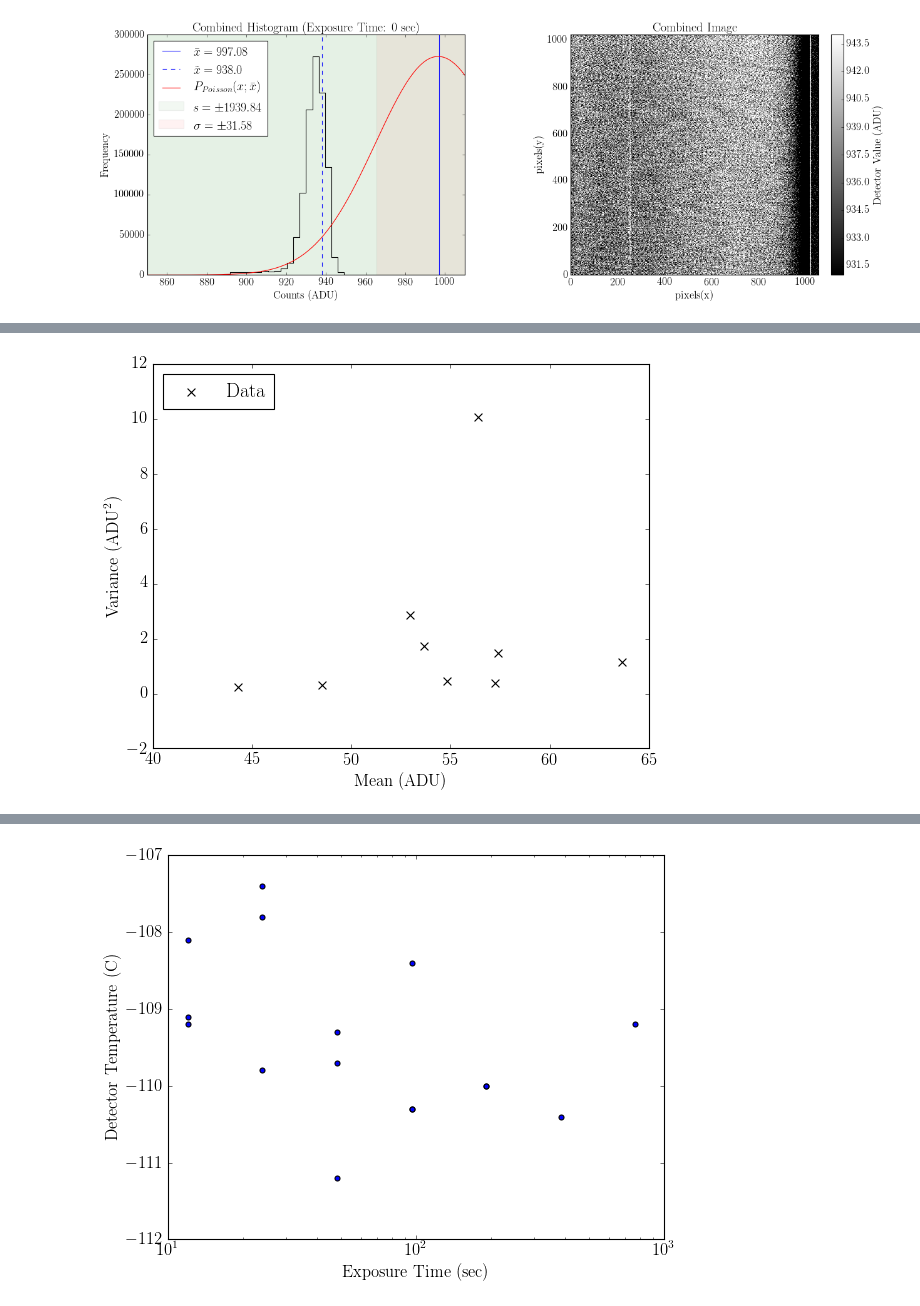
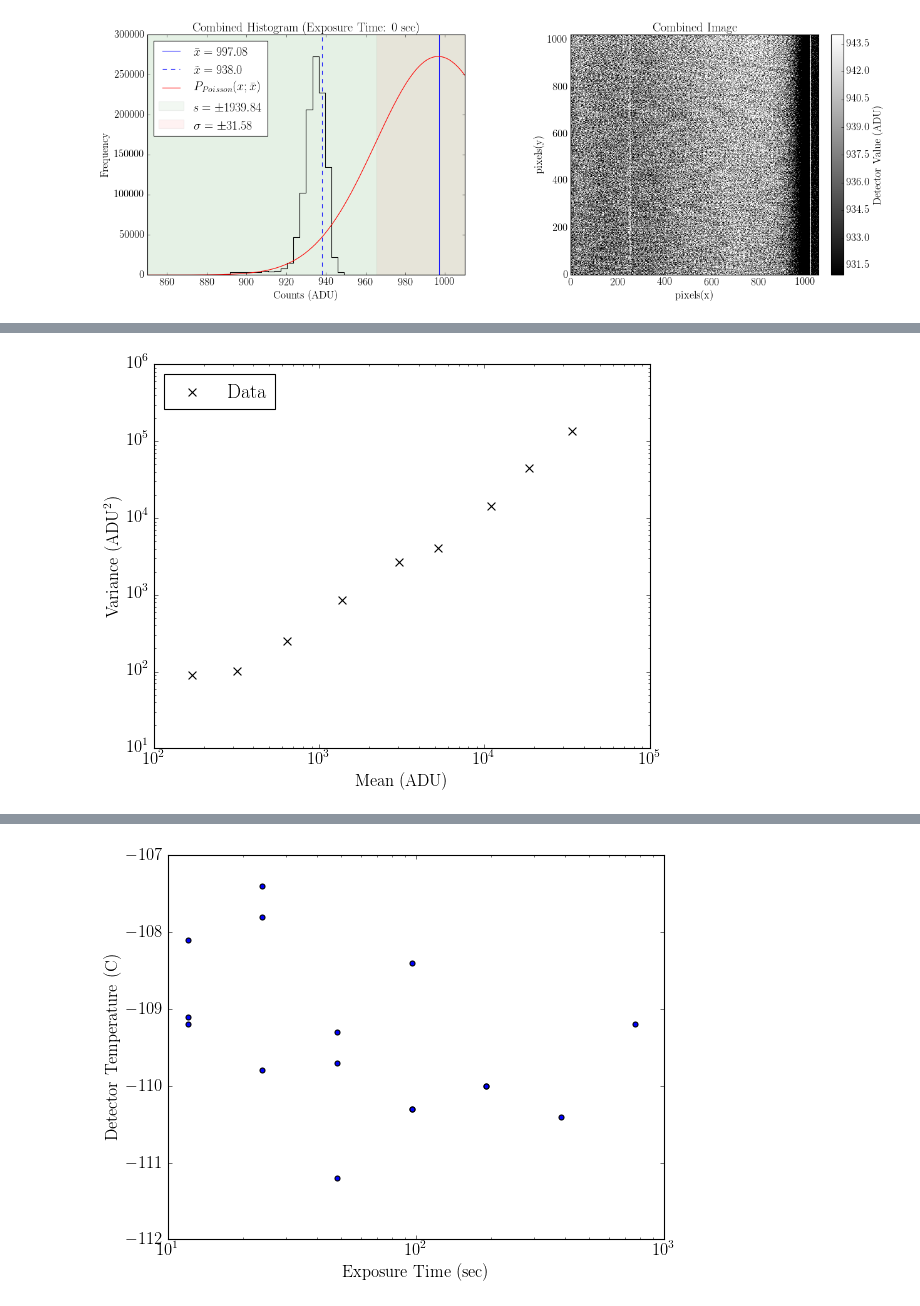
Before and after one commit to jbirky/photonCounting, a Jupyter notebook: analysis.ipynb, the cells around one changed output, grey strips where cells are left out. Saved outputs shown, nothing was run; the diff lists cells and outputs as text; code cells hidden in the pictures.

```diff
--- a/analysis.ipynb
+++ b/analysis.ipynb
@@ -224,8 +229,10 @@ plotAll(bias_2D, rng=[850,1010], nbins=50, exp=0, save_dir='writeup/plots/')
 files = natsorted(os.listdir('data/'))[1:]
 exp_times = np.array([int(f.split('exp')[1]) for f in files])
 
+window = [(450,450), (200,200)]
+
 #combined frames, and combined frames in counts per second
-frames, cps = [], []
+counts, counts_ps = [], []
 for exp in exp_times:
 
     #Read frames, combine, and subtract combined bias frame
@@ -236,10 +243,12 @@ for exp in exp_times:
     array2D_cps = array2D/exp
 
     #cut out safe part of image
-    cut = Cutout2D(array2D_cps, (450,450), (200,200)).data
+    cut = Cutout2D(array2D, window[0], window[1]).data
+    cut_cps = Cutout2D(array2D_cps, window[0], window[1]).data
 
-    frames.append(cut.flatten())
+    counts.append(cut.flatten())
+    counts_ps.append(cut_cps.flatten())
 
     #Plot histogram and image & save to .png
-    plotAll(cut, sigma=1, rng=[35,70], nbins=50, exp=exp, save_dir='writeup/plots/', show_level=True)
+    plotAll(cut, sigma=3, exp=exp, show_level=True, save_dir='writeup/plots/')
 # %% [output]
@@ -255,21 +264,25 @@ for exp in exp_times:
 # %%
-xbar = np.array([np.mean(f) for f in frames])
-s = np.array([np.std(f) for f in frames])
+xbar = np.array([np.mean(f) for f in counts])
+s = np.array([np.std(f) for f in counts])
 
 xyline = np.arange(10**2, 10**5, 10**3)
 
+fit = np.polyfit(mean_arr, var_arr, 2)
+y_arr = np.polyval(fit, mean_arr)
+
+#plot data
 plt.scatter(xbar, s**2, marker='x', s=50, color='k', label='Data')
-# plt.plot(xyline, xyline, label=r'$\bar{x}=\sigma^2$')
-# plt.xscale('log')
-# plt.yscale('log')
-# plt.xlim(10**2, 10**5)
-# plt.ylim(10**2, 10**8)
+#plot 2nd degree polynomial
+plt.plot(mean_arr, y_arr)
+
+plt.xscale('log')
+plt.yscale('log')
 plt.xlabel('Mean (ADU)')
 plt.ylabel('Variance (ADU$^2$)')
 plt.legend(loc='upper left', scatterpoints=1)
 plt.savefig('writeup/plots/mean_vs_variance.png')
 plt.show()
 # %% [output]
-[figure, old version]
+[figure, new version]
 # %%
 #counts per second
```
Also changed, not shown: parts of 5 cells of this notebook.
